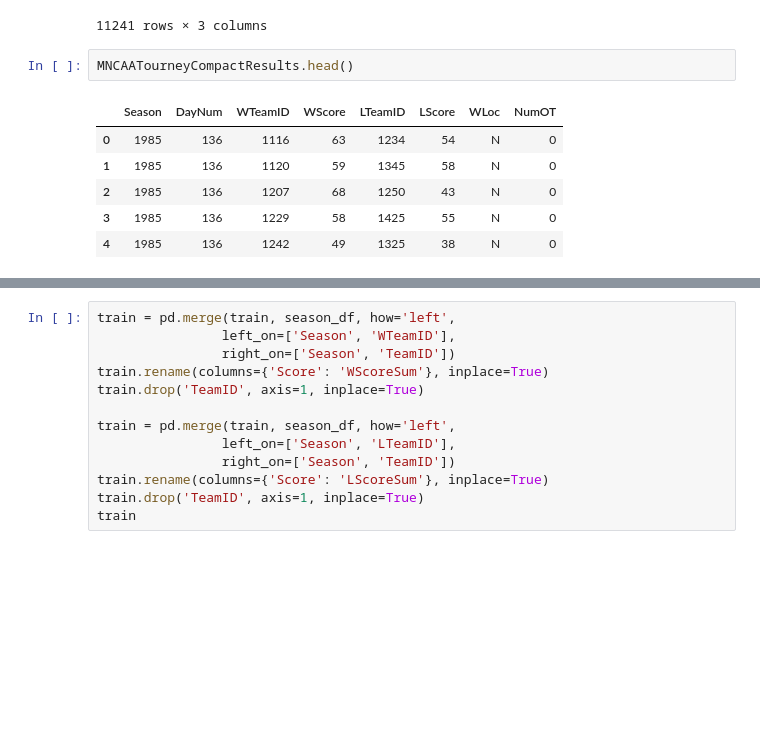
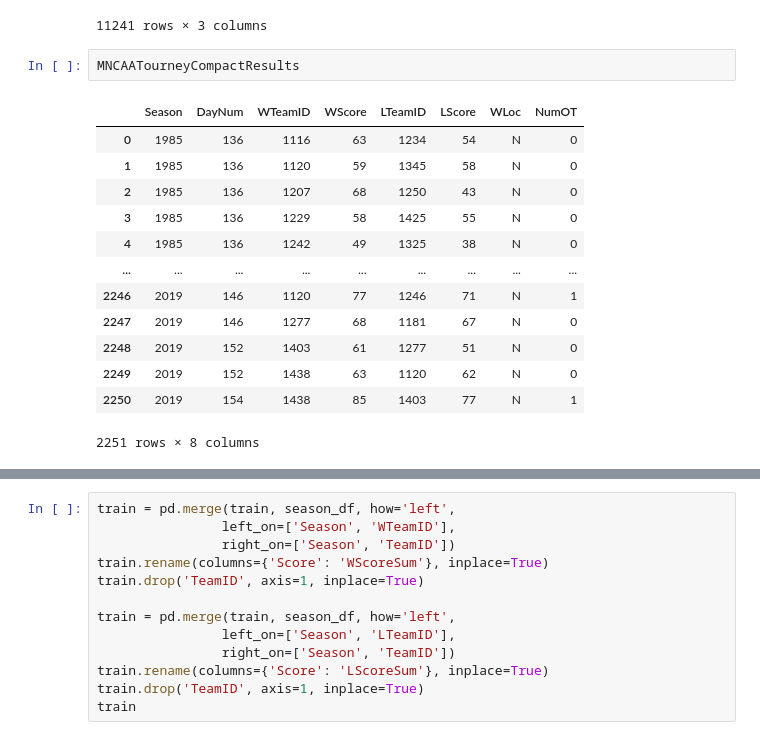
Before and after one commit to BaekKyunShin/NCAA_March_Madness_2020, a Jupyter notebook: XGBoost+LightGBM_Ensemble(score_0.03958).ipynb, the cells around one changed output, grey strips where cells are left out. Cells and saved outputs as stored; diff of their text form; blank space fills up the shorter version.

```diff
--- a/XGBoost+LightGBM_Ensemble(score_0.03958).ipynb
+++ b/XGBoost+LightGBM_Ensemble(score_0.03958).ipynb
@@ -66,14 +112,21 @@ See the caveats in the documentation: http://pandas.pydata.org/pandas-docs/stabl
 | 11240 | 2019 | 1466 | 1903 |
 11241 rows × 3 columns
 # %%
-MNCAATourneyCompactResults.head()
+MNCAATourneyCompactResults
 # %% [output]
 |  | Season | DayNum | WTeamID | WScore | LTeamID | LScore | WLoc | NumOT |
 | 0 | 1985 | 136 | 1116 | 63 | 1234 | 54 | N | 0 |
 | 1 | 1985 | 136 | 1120 | 59 | 1345 | 58 | N | 0 |
 | 2 | 1985 | 136 | 1207 | 68 | 1250 | 43 | N | 0 |
 | 3 | 1985 | 136 | 1229 | 58 | 1425 | 55 | N | 0 |
 | 4 | 1985 | 136 | 1242 | 49 | 1325 | 38 | N | 0 |
+| ... | ... | ... | ... | ... | ... | ... | ... | ... |
+| 2246 | 2019 | 146 | 1120 | 77 | 1246 | 71 | N | 1 |
+| 2247 | 2019 | 146 | 1277 | 68 | 1181 | 67 | N | 0 |
+| 2248 | 2019 | 152 | 1403 | 61 | 1277 | 51 | N | 0 |
+| 2249 | 2019 | 152 | 1438 | 63 | 1120 | 62 | N | 0 |
+| 2250 | 2019 | 154 | 1438 | 85 | 1403 | 77 | N | 1 |
+2251 rows × 8 columns
 # %%
 # Merge MNCAATourneyCompactResults and MNCAATourneySeeds
 train = pd.merge(MNCAATourneyCompactResults[['Season', 'WTeamID', 'LTeamID']],
```
Also changed, not shown: parts of 5 cells of this notebook.
